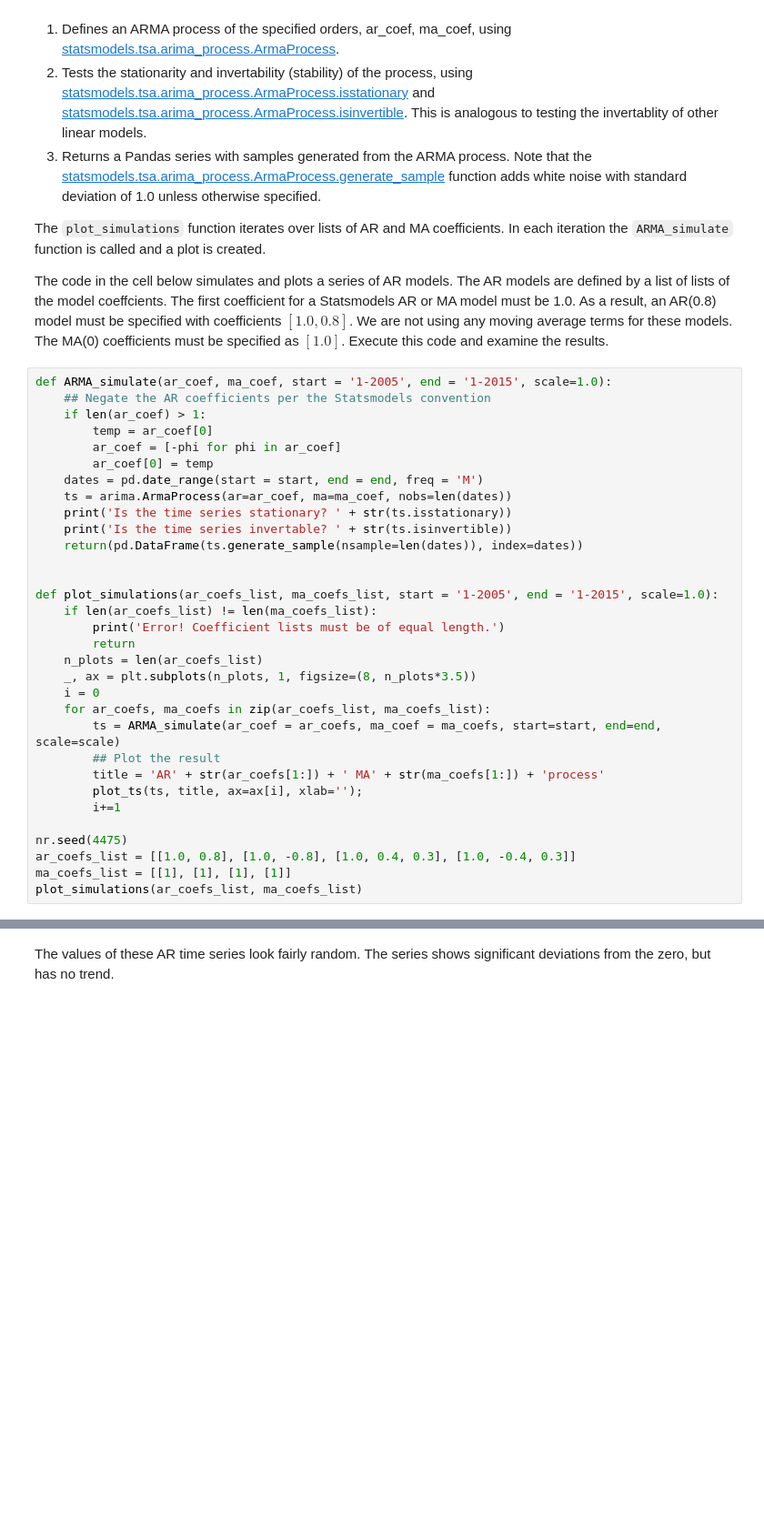
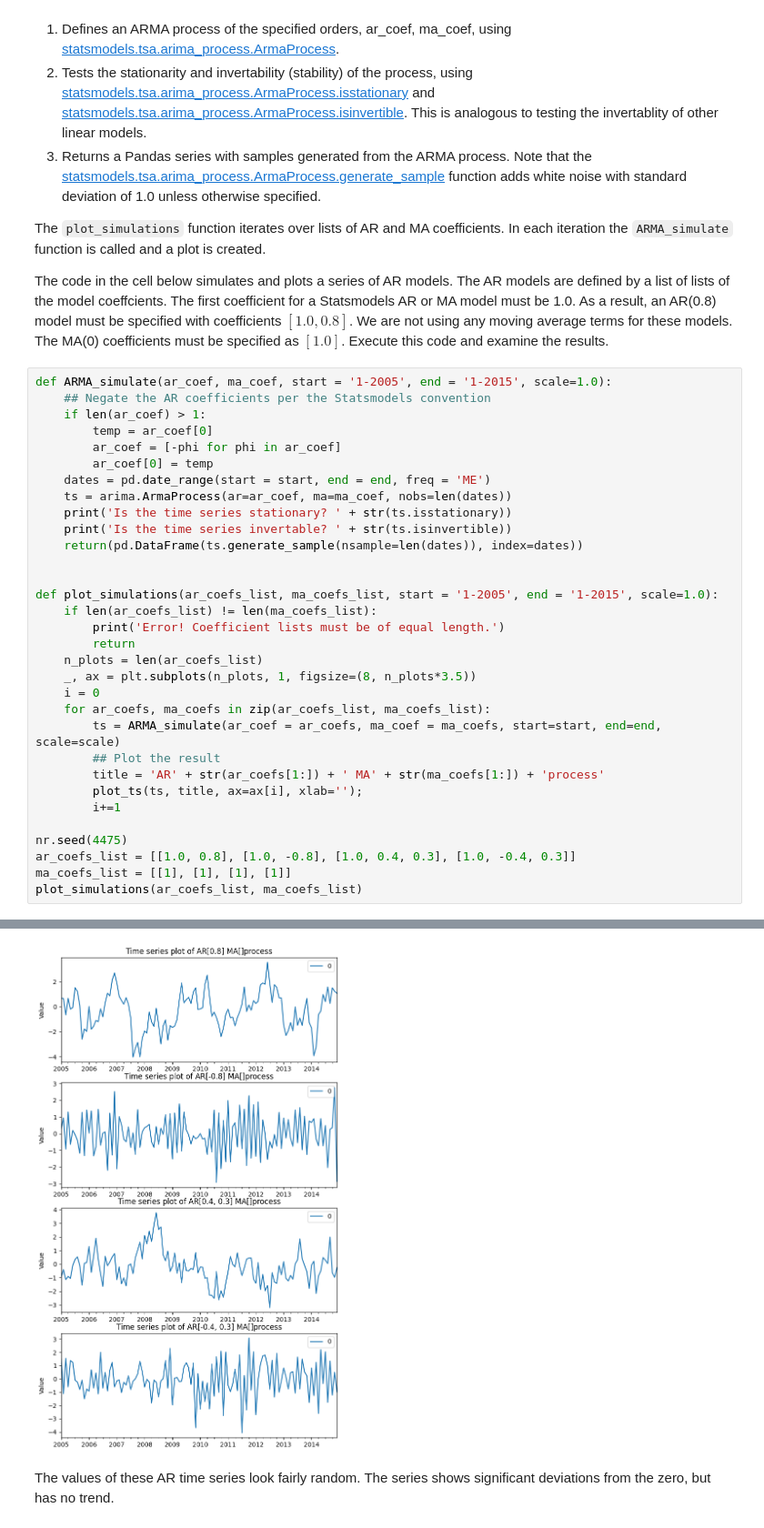
Before and after one commit to lscarval/CSCI-E-83-Fundamentals, a Jupyter notebook: Notebooks/33_Chapter33_TimeSeriesModels.ipynb, the cells around one changed output, grey strips where cells are left out. Shown at 91% size. Drawn from its saved outputs; the diff is of its cells as text; blank space fills up the shorter version.

```diff
--- a/Notebooks/33_Chapter33_TimeSeriesModels.ipynb
+++ b/Notebooks/33_Chapter33_TimeSeriesModels.ipynb
@@ -181,7 +201,7 @@ def ARMA_simulate(ar_coef, ma_coef, start = '1-2005', end = '1-2015', scale=1.0)
         temp = ar_coef[0]
         ar_coef = [-phi for phi in ar_coef]
         ar_coef[0] = temp
-    dates = pd.date_range(start = start, end = end, freq = 'M')
+    dates = pd.date_range(start = start, end = end, freq = 'ME')
     ts = arima.ArmaProcess(ar=ar_coef, ma=ma_coef, nobs=len(dates))
     print('Is the time series stationary? ' + str(ts.isstationary))
     print('Is the time series invertable? ' + str(ts.isinvertible))
@@ -206,3 +226,4 @@ nr.seed(4475)
 ar_coefs_list = [[1.0, 0.8], [1.0, -0.8], [1.0, 0.4, 0.3], [1.0, -0.4, 0.3]]
 ma_coefs_list = [[1], [1], [1], [1]]
 plot_simulations(ar_coefs_list, ma_coefs_list)
+# %% [output]
@@ -209,3 +238,4 @@ plot_simulations(ar_coefs_list, ma_coefs_list)
+[figure, added]
 # %% [markdown]
 The values of these AR time series look fairly random. The series shows significant deviations from the zero, but has no trend.
 # %% [markdown]
```
Also changed, not shown: parts of 58 cells of this notebook.
